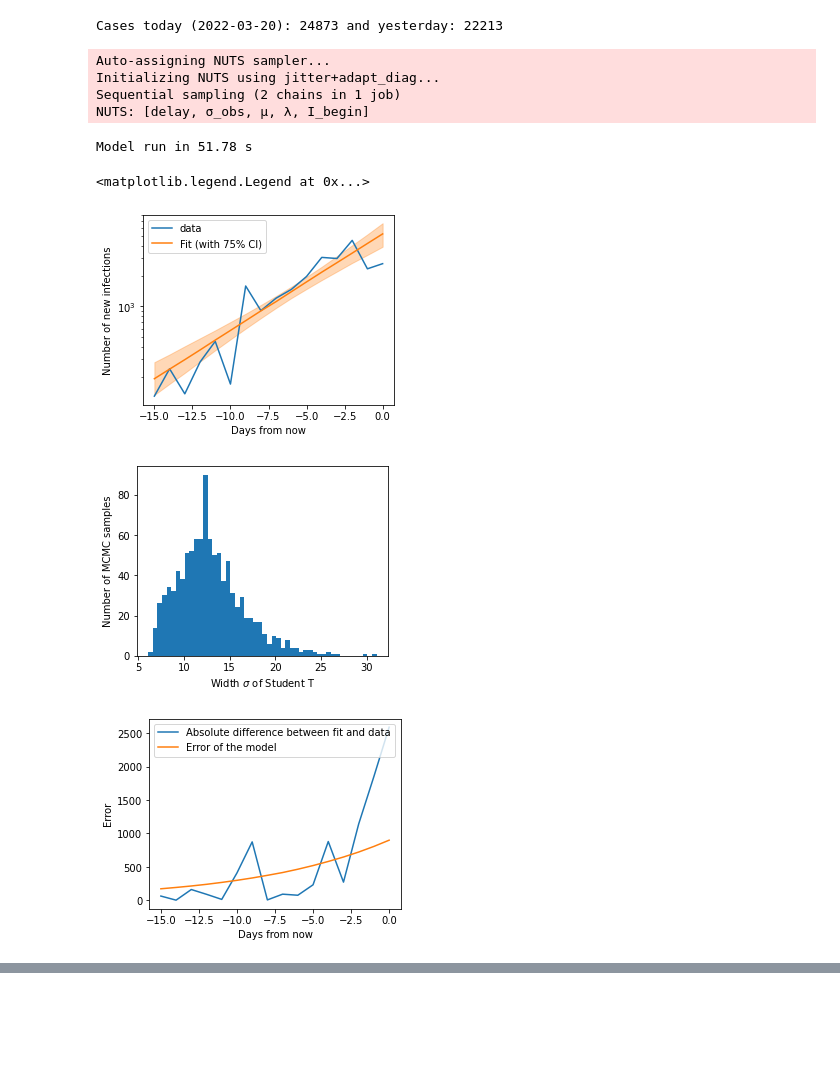
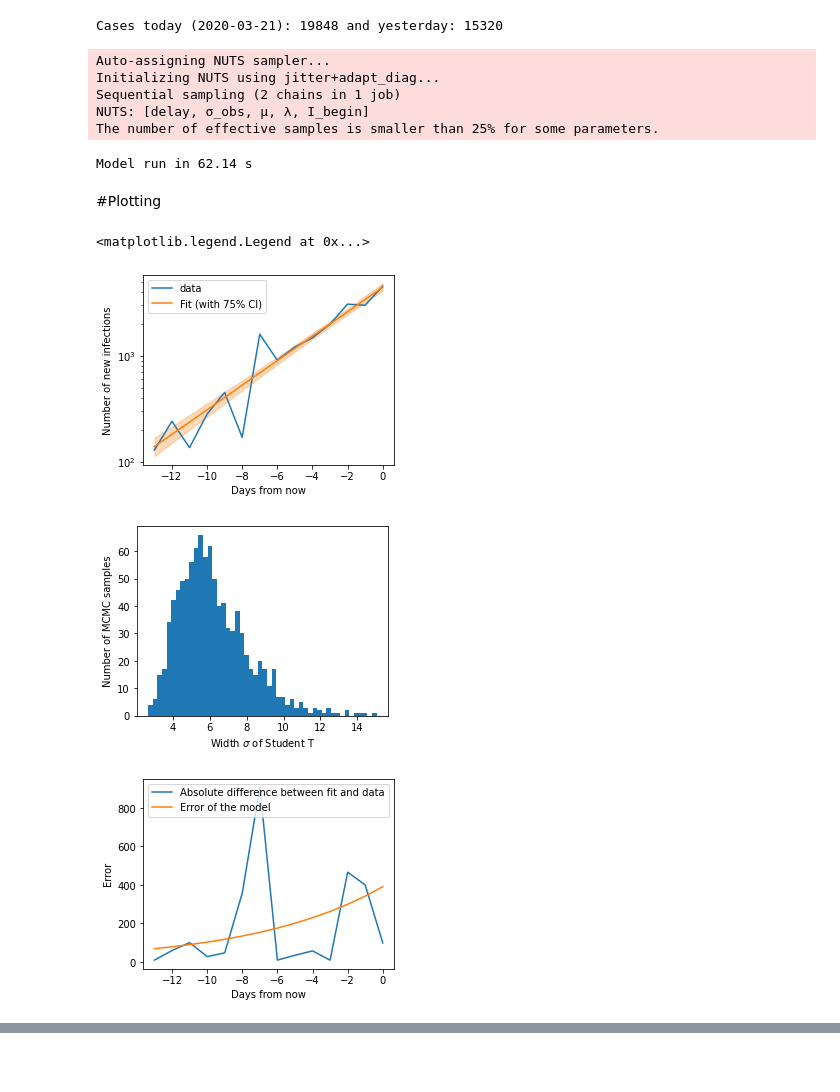
Before and after one commit to Priesemann-Group/covid_bayesian_mcmc, a Jupyter notebook: Corona_germany_SIR.ipynb, the cells around one changed output, grey strips where cells are left out. Cells and saved outputs as stored; diff of their text form; code cells hidden in the pictures; blank space fills up the shorter version.

```diff
--- a/Corona_germany_SIR.ipynb
+++ b/Corona_germany_SIR.ipynb
@@ -29,17 +16,19 @@ import theano
 import datetime
 import time
 
+data_end = '3/20/20'
+data_begin = '3/6/20'
+num_days_to_predict = 28
 
 cases_obs = np.array(
-    confirmed_cases.loc[confirmed_cases["Country/Region"] == "Germany", "3/6/20":]
+    confirmed_cases.loc[confirmed_cases["Country/Region"] == "Germany", data_begin:data_end]
 )[0]
-date_today = confirmed_cases.loc[confirmed_cases["Country/Region"] == "Germany", "3/6/20":].columns[-1]
-month, year, day = map(int,date_today.split('/'))
-date_today = datetime.date(year+2000, month, day)
+date_data_end = confirmed_cases.loc[confirmed_cases["Country/Region"] == "Germany", data_begin:data_end].columns[-1]
+month, day, year = map(int,date_data_end.split('/'))
+date_data_end = datetime.date(year+2000, month, day)
 print('Cases today ({}): {} and yesterday: {}'.format(date_today.isoformat(), *cases_obs[:-3:-1]))
-deaths_obs = np.array(deaths.loc[deaths["Country/Region"] == "Germany", "3/1/20":])[0]
+deaths_obs = np.array(deaths.loc[deaths["Country/Region"] == "Germany", data_begin:data_end])[0]
 num_days = len(cases_obs)
-num_days_to_predict = 28
 np.random.seed(0)
 
 # ------------------------------------------------------------------------------ #
@@ -47,16 +36,16 @@ np.random.seed(0)
 # ------------------------------------------------------------------------------ #
 
 def SIR_model(λ, μ, S_begin, I_begin, N):
-    new_cases_0 = tt.zeros_like(I_begin)
+    new_I_0 = tt.zeros_like(I_begin)
     def next_day(λ, S_t, I_t, _):
-        new_cases_t = λ/N*I_t*S_t
-        S_t = S_t - new_cases_t
-        I_t = I_t + new_cases_t - μ * I_t
-        return S_t, I_t, new_cases_t
+        new_I_t = λ/N*I_t*S_t
+        S_t = S_t - new_I_t
+        I_t = I_t + new_I_t - μ * I_t
+        return S_t, I_t, new_I_t
     outputs , _  = theano.scan(fn=next_day, sequences=[λ],
-                               outputs_info=[S_begin, I_begin, new_cases_0])
-    S_all, I_all, new_cases_all = outputs
-    return S_all, I_all, new_cases_all
+                               outputs_info=[S_begin, I_begin, new_I_0])
+    S_all, I_all, new_I_all = outputs
+    return S_all, I_all, new_I_all
 
 with pm.Model() as model:
     # true cases at begin of loaded data but we do not know the real number
@@ -78,11 +67,11 @@ with pm.Model() as model:
     # -------------------------------------------------------------------------- #
 
     S_begin = N_germany - I_begin
-
     S_past, I_past, new_I_past = SIR_model(λ=λ * tt.ones(num_days-1), μ=μ,
                                                S_begin=S_begin, I_begin=I_begin,
                                                N=N_germany)
     new_infections_obs = np.diff(cases_obs)
+
     # Approximates Poisson
     # calculate the likelihood of the model:
     # observed cases are distributed following studentT around the model
@@ -113,6 +102,7 @@ with pm.Model() as model:
                         S_begin=S_begin, I_begin=I_begin, N=N_germany)
     S_no_change, I_no_change, new_I_no_change = forecast_no_change
 
+    #saves the variables for later retrieval
     pm.Deterministic('S_no_change', S_no_change)
     pm.Deterministic('I_no_change', I_no_change)
     pm.Deterministic('new_I_no_change', new_I_no_change)
@@ -156,12 +146,12 @@ with pm.Model() as model:
     time_arr = np.arange(num_days_to_predict)
 
     # change in λ along time
-    λ_correction = tt.clip((time_arr - delay - days_offset + 1) / length_transient, 0, 1)
+    λ_correction = tt.clip((time_arr - delay - days_offset+1) / length_transient, 0, 1)
     λ_t_isol= λ * (1 - λ_correction * reduc_factor_strong)
 
     S_begin = S_past[-1]
     I_begin = I_past[-1]
-    forecast_isol = SIR_model(λ=λ_t_isol, μ=μ,
+    forecast_isol = SIR_model(λ=λ_t_isol , μ=μ,
                               S_begin=S_begin, I_begin=I_begin,
                               N=N_germany)
     S_isol, I_isol, new_I_isol = forecast_isol
@@ -182,7 +172,7 @@ with pm.Model() as model:
     time_arr = np.arange(num_days_to_predict)
 
     # change in λ along time
-    λ_correction = tt.clip((time_arr - delay - days_offset + 1) / length_transient, 0, 1)
+    λ_correction = tt.clip((time_arr - delay - days_offset+1) / length_transient, 0, 1)
     λ_t_isol_later= λ * (1 - λ_correction * reduc_factor_strong)
     λ_t_isol_later = tt.nnet.nnet.relu(λ_t_isol_later)
 
@@ -198,54 +188,57 @@ with pm.Model() as model:
     pm.Deterministic('I_isol_later', I_isol_later)
     pm.Deterministic('new_I_isol_later', new_I_isol_later)
 
-    # ------------------------------------------------------------------------------ #
+    # -------------------------------------------------------------------------- #
     # run model, pm trains and predicts when calling this
-    # ------------------------------------------------------------------------------ #
+    # -------------------------------------------------------------------------- #
 
     time_beg = time.time()
     trace = pm.sample(draws=500, tune=800, chains=2)
     print("Model run in {:.2f} s".format(time.time() - time_beg))
 # %% [output]
-Cases today (2022-03-20): 24873 and yesterday: 22213
+Cases today (2020-03-21): 19848 and yesterday: 15320
 Auto-assigning NUTS sampler...
 Initializing NUTS using jitter+adapt_diag...
 Sequential sampling (2 chains in 1 job)
 NUTS: [delay, σ_obs, μ, λ, I_begin]
+The number of effective samples is smaller than 25% for some parameters.
-Model run in 51.78 s
+Model run in 62.14 s
+# %% [markdown]
+#Plotting
 # %%
 time = np.arange(-len(cases_obs)+2, 1)
 plt.figure(figsize=(4.5,3.5))
 plt.plot(time, np.diff(cases_obs), label='data')
 percentiles = np.percentile(trace.new_I_past, q=12.5, axis=0), np.percentile(trace.new_I_past, q=87.5, axis=0)
-plt.plot(time, np.median(trace.new_I_past, axis=0), color ,color='tab:orange', label='Fit (with 75% CI)')
+plt.plot(time, np.median(trace.new_I_past, axis=0),color='tab:orange', label='Fit (with 75% CI)')
 #print(percentiles)
 plt.fill_between(time, percentiles[0], percentiles[1], alpha=0.3, color='tab:orange')
 plt.yscale('log')
 plt.ylabel('Number of new infections')
 plt.xlabel('Days from now')
 plt.legend()
 
 #print(trace.new_I_past[-1])
 #print(trace.new_I_isol[-1])
 #print(trace.new_I_no_change[-1])
 plt.figure(figsize=(4.5,3.5))
 plt.hist(trace.σ_obs, bins=50)
 plt.ylabel('Number of MCMC samples')
 plt.xlabel('Width $\sigma$ of Student T')
 
 plt.figure(figsize=(4.5,3.5))
 plt.plot(time, np.abs(np.median(trace.new_I_past, axis=0) - np.diff(cases_obs)),
          label='Absolute difference between fit and data')
 plt.plot(time, np.sqrt(np.median(trace.new_I_past, axis=0))*np.median(trace.σ_obs, axis=0),
          label='Error of the model')
 plt.ylabel('Error')
 plt.xlabel('Days from now')
 plt.legend(loc='upper left')
 # %% [output]
 <matplotlib.legend.Legend at 0x...>
-[figure, old version]
+[figure, new version]
-[figure, old version]
+[figure, new version]
-[figure, old version]
+[figure, new version]
 # %%
 import matplotlib
 
```
Also changed, not shown: parts of 6 cells of this notebook.
